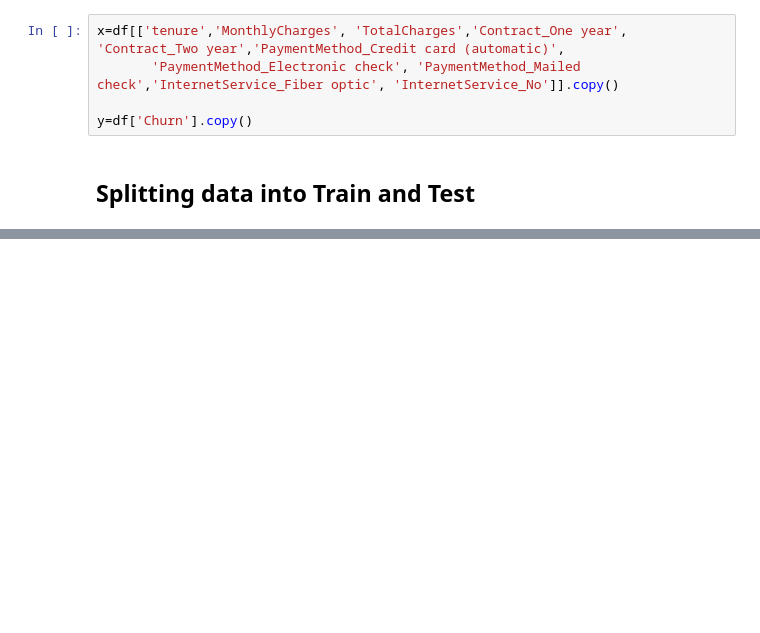
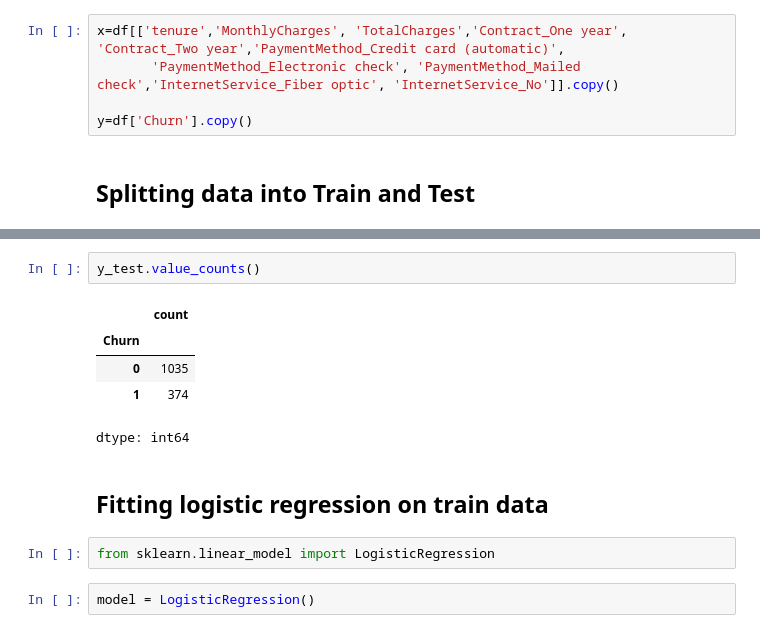
Before and after one commit to kunj1674/ML_Winnovation, a Jupyter notebook: Customer_churn_Pridiction_modal.ipynb, the cells around one changed output, grey strips where cells are left out. Cells and saved outputs as stored; diff of their text form; blank space fills up the shorter version.

```diff
--- a/Customer_churn_Pridiction_modal.ipynb
+++ b/Customer_churn_Pridiction_modal.ipynb
@@ -176,0 +187,14 @@ y=df['Churn'].copy()
+# %%
+y_test.value_counts()
+# %% [output]
+|  | count |
+| Churn |  |
+| 0 | 1035 |
+| 1 | 374 |
+dtype: int64
+# %% [markdown]
+## <b>Fitting logistic regression on train data
+# %%
+from sklearn.linear_model import LogisticRegression
+# %%
+model = LogisticRegression()
```
Also changed, not shown: parts of 11 cells of this notebook.
